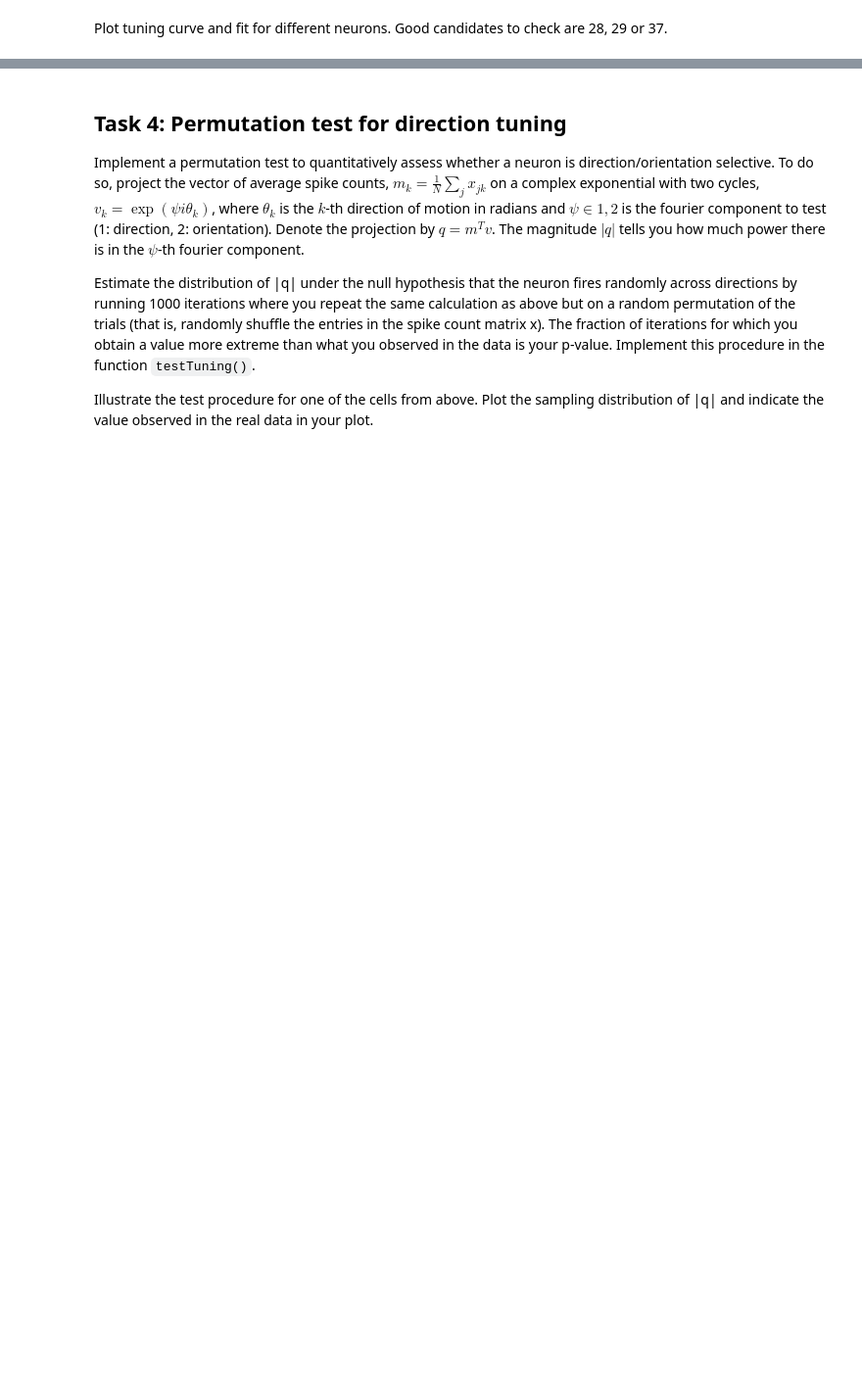
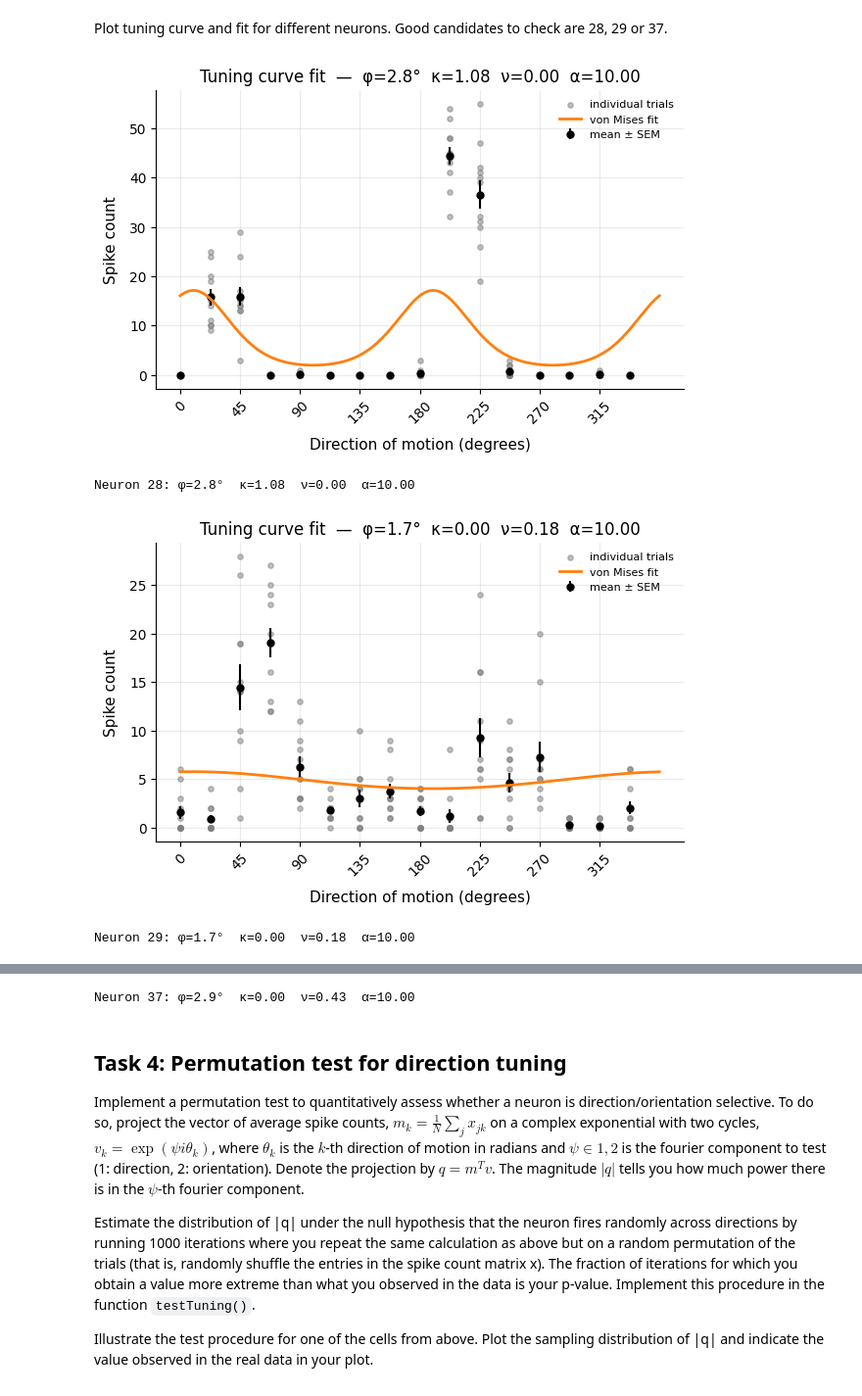
Before and after one commit to F-vdHaar/neural_data_science, a Jupyter notebook: notebooks/CodingLab4.ipynb, the cells around one changed output, grey strips where cells are left out. Shown at 98% size. Drawn from its saved outputs; the diff is of its cells as text; code cells hidden in the pictures; blank space fills up the shorter version.

```diff
--- a/notebooks/CodingLab4.ipynb
+++ b/notebooks/CodingLab4.ipynb
@@ -519,6 +640,16 @@ def get_data(spikes, neuron):
 # %%
 # ----------------------------------------------------------
 # plot the average number of spikes per direction, the spike
 # counts from individual trials as well as your optimal fit
 # for different neurons (0.5 pts)
 # ----------------------------------------------------------
+
+for neuron in [28, 29, 37]:
+    dirs_sorted, counts_sorted = get_data(spikes, neuron)
+    p = tuningCurve(counts_sorted, dirs_sorted, show=True)
+    print(f"Neuron {neuron}: φ={p[0]:.1f}°  κ={p[1]:.2f}  ν={p[2]:.2f}  α={p[3]:.2f}")
+# %% [output]
+[figure, added]
+Neuron 28: φ=2.8°  κ=1.08  ν=0.00  α=10.00
+[figure, added]
+Neuron 29: φ=1.7°  κ=0.00  ν=0.18  α=10.00
@@ -525,3 +657,4 @@ def get_data(spikes, neuron):
+Neuron 37: φ=2.9°  κ=0.00  ν=0.43  α=10.00
 # %% [markdown]
 ## Task 4: Permutation test for direction tuning
 
```
Also changed, not shown: parts of 8 cells of this notebook.
